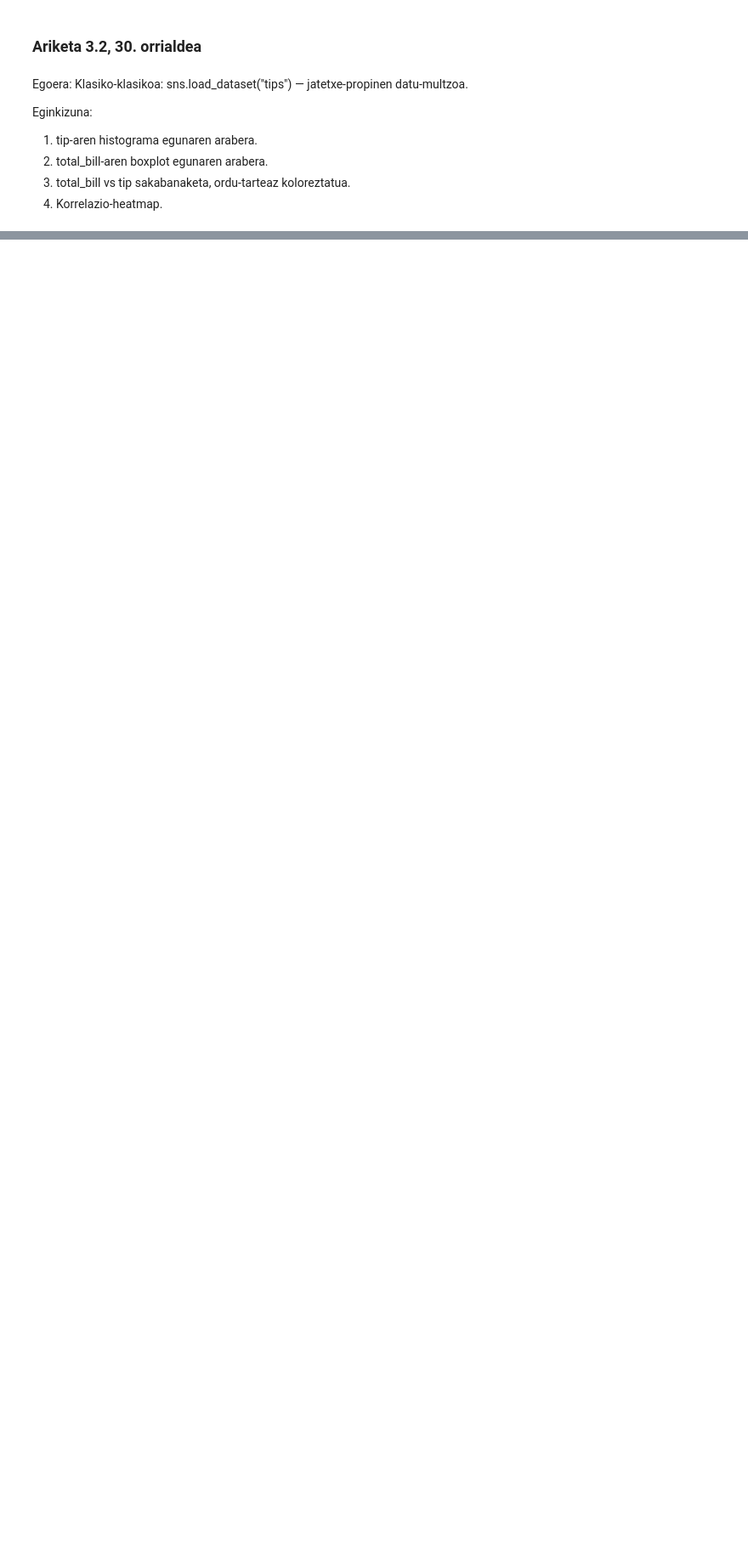
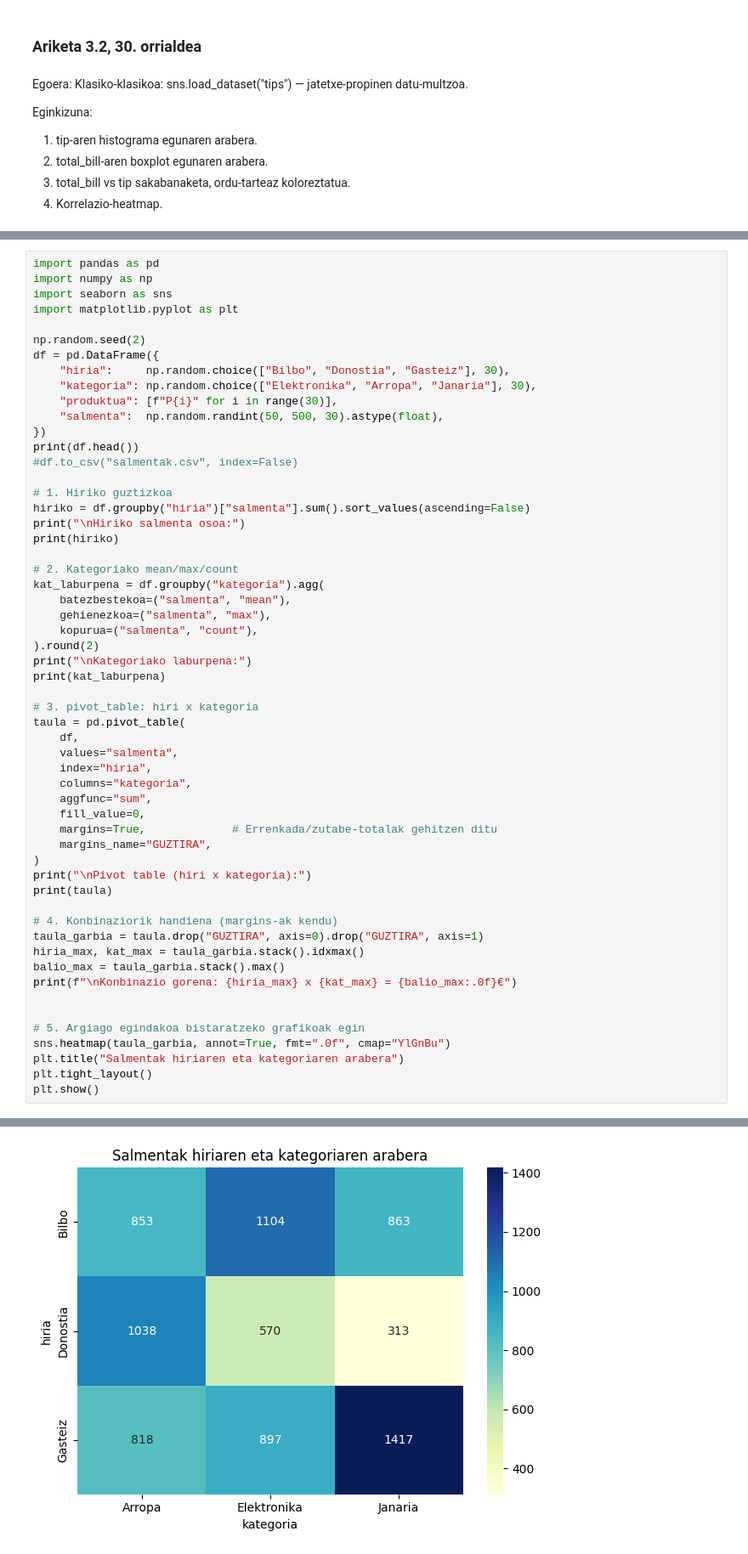
Before and after one commit to tears-mysthrala/aabd-bigdata, a Jupyter notebook: 04_Programazioa_5073/materialak/2_SOLUZIOAK_URLa.ipynb, the cells around one changed output, grey strips where cells are left out. Shown at 85% size. Saved outputs shown, nothing was run; the diff lists cells and outputs as text; blank space fills up the shorter version.

```diff
--- a/04_Programazioa_5073/materialak/2_SOLUZIOAK_URLa.ipynb
+++ b/04_Programazioa_5073/materialak/2_SOLUZIOAK_URLa.ipynb
@@ -912,0 +926,57 @@ size              0.60  0.49  1.00
+# %%
+import pandas as pd
+import numpy as np
+import seaborn as sns
+import matplotlib.pyplot as plt
+
+np.random.seed(2)
+df = pd.DataFrame({
+    "hiria":     np.random.choice(["Bilbo", "Donostia", "Gasteiz"], 30),
+    "kategoria": np.random.choice(["Elektronika", "Arropa", "Janaria"], 30),
+    "produktua": [f"P{i}" for i in range(30)],
+    "salmenta":  np.random.randint(50, 500, 30).astype(float),
+})
+print(df.head())
+#df.to_csv("salmentak.csv", index=False)
+
+# 1. Hiriko guztizkoa
+hiriko = df.groupby("hiria")["salmenta"].sum().sort_values(ascending=False)
+print("\nHiriko salmenta osoa:")
+print(hiriko)
+
+# 2. Kategoriako mean/max/count
+kat_laburpena = df.groupby("kategoria").agg(
+    batezbestekoa=("salmenta", "mean"),
+    gehienezkoa=("salmenta", "max"),
+    kopurua=("salmenta", "count"),
+).round(2)
+print("\nKategoriako laburpena:")
+print(kat_laburpena)
+
+# 3. pivot_table: hiri x kategoria
+taula = pd.pivot_table(
+    df,
+    values="salmenta",
+    index="hiria",
+    columns="kategoria",
+    aggfunc="sum",
+    fill_value=0,
+    margins=True,             # Errenkada/zutabe-totalak gehitzen ditu
+    margins_name="GUZTIRA",
+)
+print("\nPivot table (hiri x kategoria):")
+print(taula)
+
+# 4. Konbinaziorik handiena (margins-ak kendu)
+taula_garbia = taula.drop("GUZTIRA", axis=0).drop("GUZTIRA", axis=1)
+hiria_max, kat_max = taula_garbia.stack().idxmax()
+balio_max = taula_garbia.stack().max()
+print(f"\nKonbinazio gorena: {hiria_max} x {kat_max} = {balio_max:.0f}€")
+
+
+# 5. Argiago egindakoa bistaratzeko grafikoak egin
+sns.heatmap(taula_garbia, annot=True, fmt=".0f", cmap="YlGnBu")
+plt.title("Salmentak hiriaren eta kategoriaren arabera")
+plt.tight_layout()
+plt.show()
+# %% [output]
@@ -912,0 +1000 @@ size              0.60  0.49  1.00
+[figure, added]
```
Also changed, not shown: parts of 8 cells of this notebook, 5 other files.
